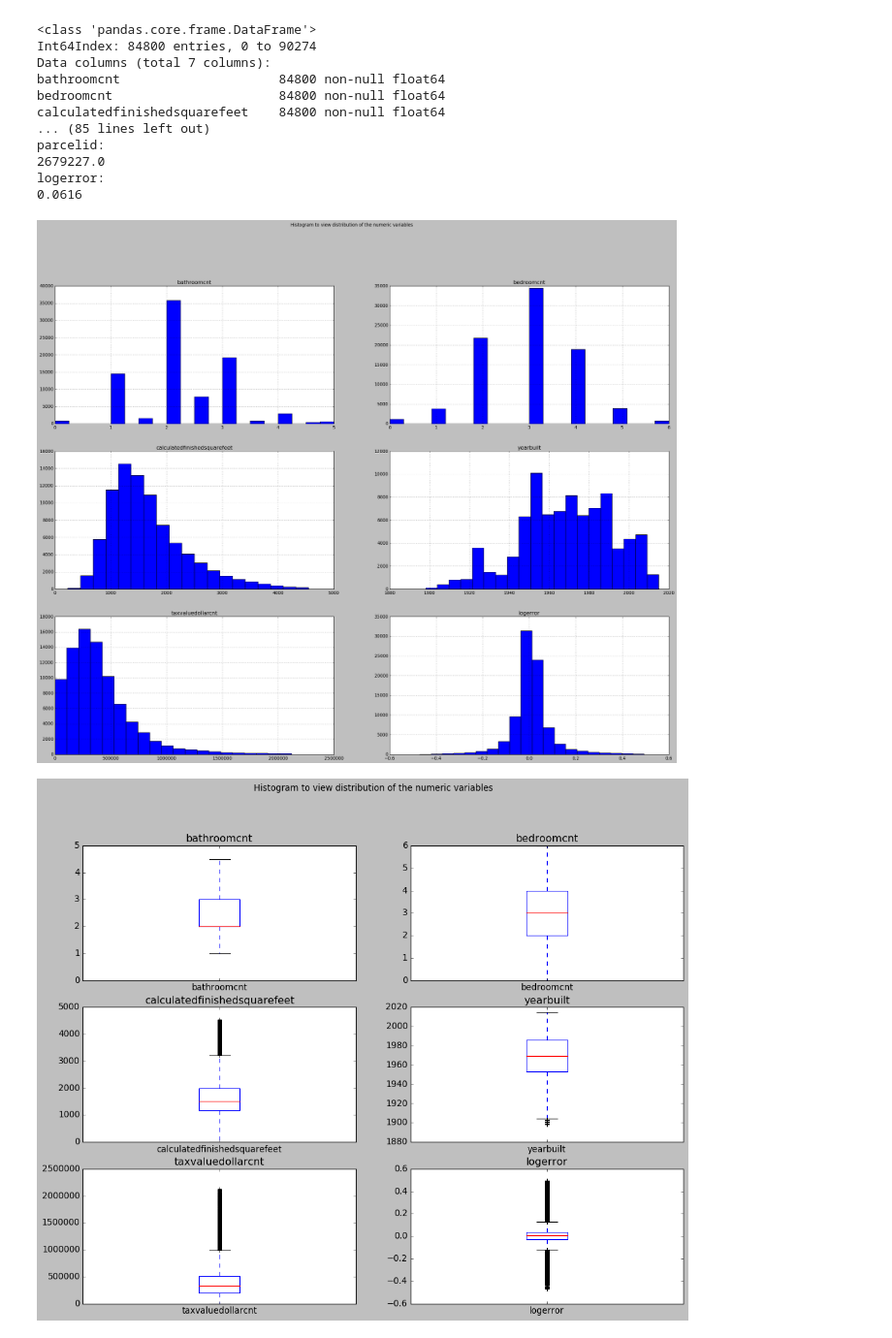
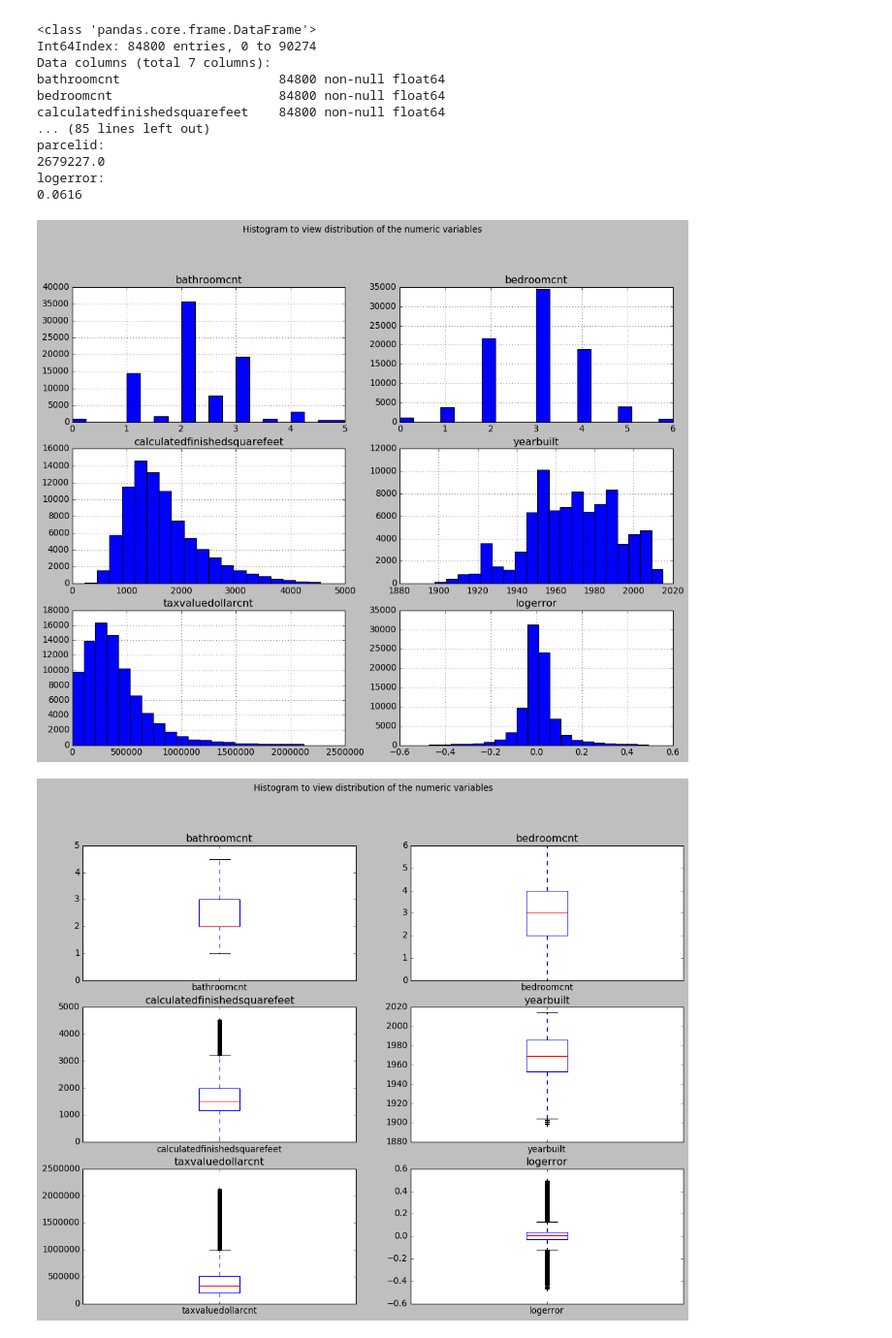
Before and after one commit to escalante-eric/codeup-ds-projects, a Jupyter notebook: Regression_Proj_EricEscalante.ipynb, the cells around one changed output. Shown: that part at 97% size. Saved outputs shown, nothing was run; the diff lists cells and outputs as text; code cells hidden in the pictures.

```diff
--- a/Regression_Proj_EricEscalante.ipynb
+++ b/Regression_Proj_EricEscalante.ipynb
@@ -203,22 +203,22 @@ logerror:
 0.0616
 # %%
 ### View the distribution of the numeric variables with histograms
-plt.figure(figsize=(30,30))
+plt.figure(figsize=(15,15))
 plt.suptitle('Histogram to view distribution of the numeric variables')
 
 for i, col in enumerate(['bathroomcnt',
                          'bedroomcnt',
                          'calculatedfinishedsquarefeet',
                          'yearbuilt',
                          'taxvaluedollarcnt',
                          'logerror']):
     plot_number = i + 1 # i starts at 0, but plot nos should start at 1
     series = df_fixed[col]
     plt.subplot(4, 2, plot_number)
     plt.title(col)
     series.hist(bins=20, density=False, cumulative=False, log=False)
 # %% [output]
-[figure, old version]
+[figure, new version]
 # %%
 ### View the distribution of the numeric variables with boxplots
 plt.figure(figsize=(15,15))
```
Also changed, not shown: parts of 2 cells of this notebook.
